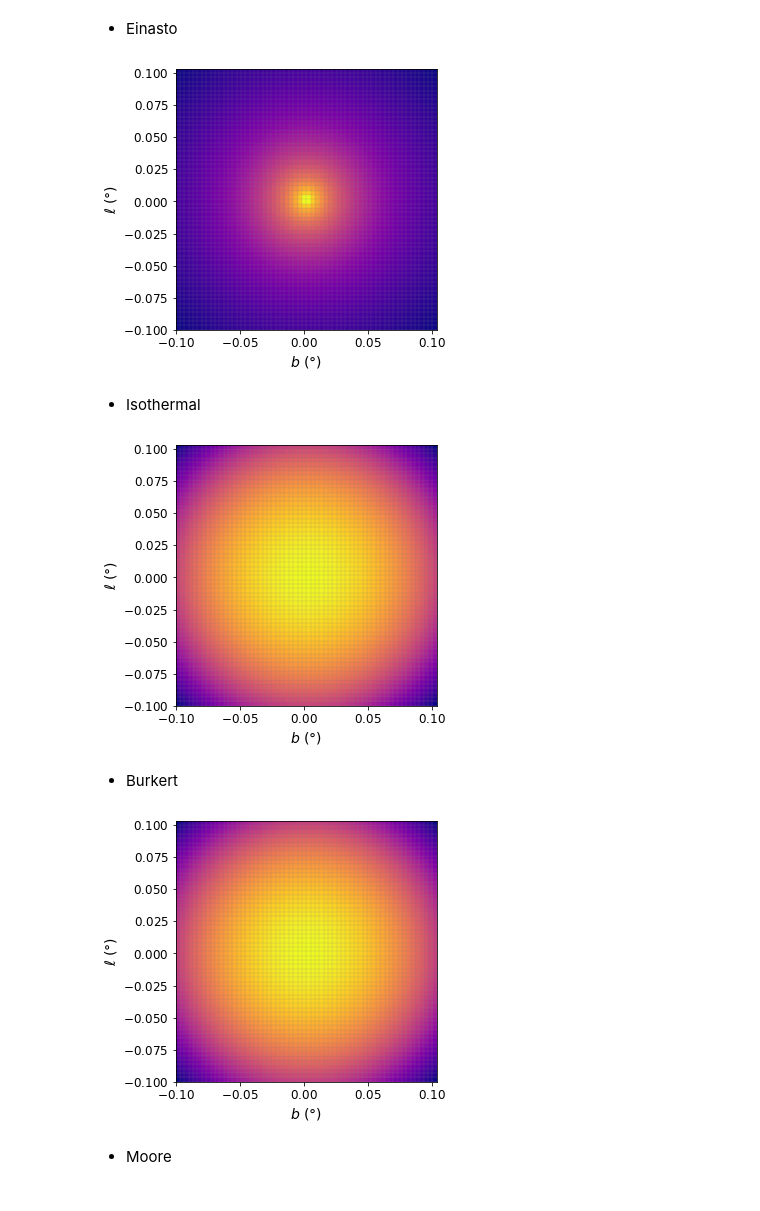
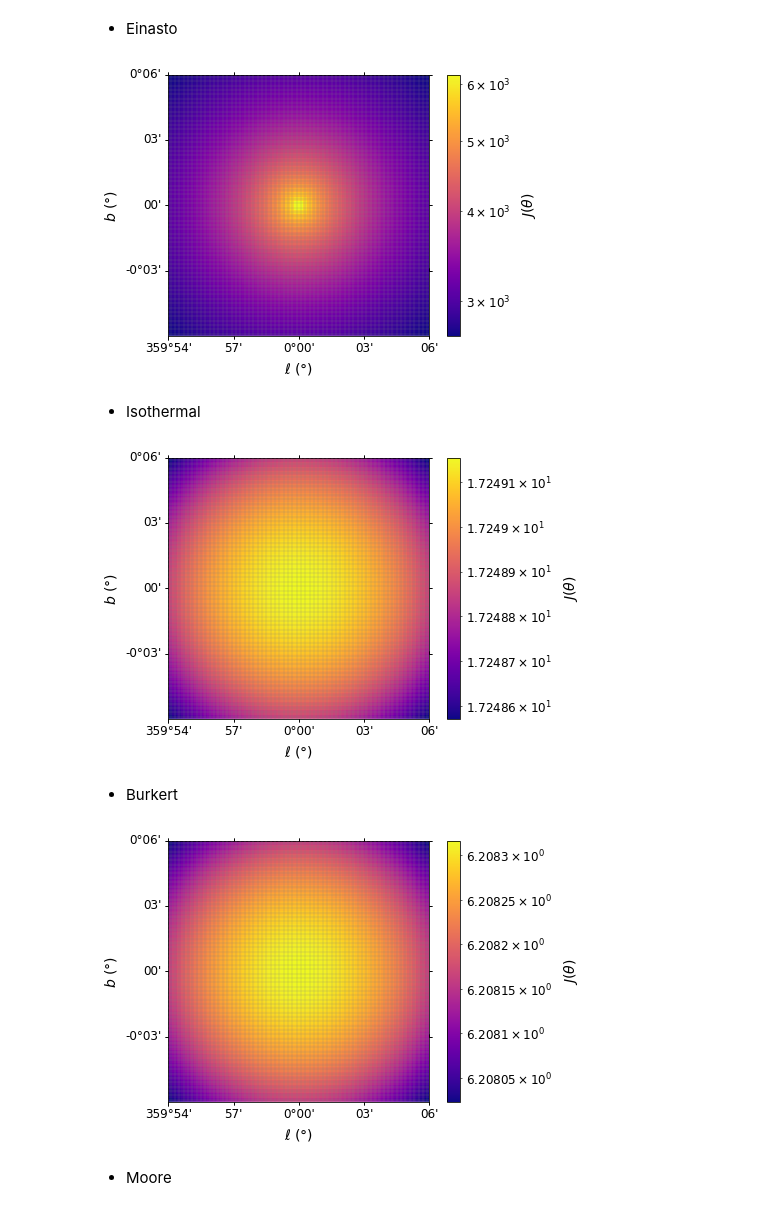
Before and after one commit to mpotto/astroph, a Jupyter notebook: assignments/j-factors-maps.ipynb, the cells around one changed output. Cells and saved outputs as stored; diff of their text form; code cells hidden in the pictures.

```diff
--- a/assignments/j-factors-maps.ipynb
+++ b/assignments/j-factors-maps.ipynb
@@ -39,3 +52,8 @@ def profile_plot(j_factors, b, l, cmap=plt.cm.plasma, **kwargs):
+# %%
+def generate_fits(data, wcs, filename):
+    hdu = fits.PrimaryHDU(data, header=wcs.to_header())
+    hdul = fits.HDUList([hdu])
+    hdul.writeto(filename, overwrite=True)
 # %% [markdown]
 ## Profiles
 # %%
@@ -60,7 +78,7 @@ b_min1, b_max1, l_min1, l_max1 = -0.1, 0.1, -0.1, 0.1
 b1 = np.linspace(b_min1, b_max1, n1)
 l1 = np.linspace(l_min1, l_max1, n1)
 # %%
-theta1 = generate_grid(b1, l1)*np.pi/180.0
+theta1 = generate_grid(l1, b1)*np.pi/180.0
 # %%
 nfw_map1 = nfw.j_factor_map(theta1, epsrel=1e-3)
 # %%
@@ -76,3 +96,5 @@ moore_map1 = moore.j_factor_map(theta1, epsrel=1e-3)
+# %%
+wcs1 = generate_wcs(l1, b1)
 # %% [markdown]
 * NFW
 # %%
@@ -82,6 +104,8 @@ profile_plot(nfw_map1, b1, l1, cmap=plt.cm.plasma, vmax=nfw_map1.max()/4)
+# %%
+generate_fits(nfw_map1, wcs1, 'maps/nfw_gc1.fits')
 # %% [markdown]
 * Einasto
 # %%
-profile_plot(einasto_map1, b1, l1, cmap=plt.cm.plasma)
+profile_plot(einasto_map1, l1, b1, wcs1, cmap=plt.cm.plasma, norm=colors.LogNorm(vmin=einasto_map1.min(), vmax=einasto_map1.max()))
 # %% [output]
-[figure, old version]
+[figure, new version]
@@ -88,6 +114,6 @@ profile_plot(einasto_map1, b1, l1, cmap=plt.cm.plasma)
 # %% [markdown]
 * Isothermal
 # %%
-profile_plot(isothermal_map1, b1, l1, cmap=plt.cm.plasma)
+profile_plot(isothermal_map1, l1, b1, wcs1, cmap=plt.cm.plasma, norm=colors.LogNorm(vmin=isothermal_map1.min(), vmax=isothermal_map1.max()))
 # %% [output]
-[figure, old version]
+[figure, new version]
@@ -94,6 +122,6 @@ profile_plot(isothermal_map1, b1, l1, cmap=plt.cm.plasma)
 # %% [markdown]
 * Burkert
 # %%
-profile_plot(burkert_map1, b1, l1, cmap=plt.cm.plasma)
+profile_plot(burkert_map1, l1, b1, wcs1, cmap=plt.cm.plasma, norm=colors.LogNorm(vmin=burkert_map1.min(), vmax=burkert_map1.max()))
 # %% [output]
-[figure, old version]
+[figure, new version]
```
Also changed, not shown: parts of 42 cells of this notebook, 3 other files.
